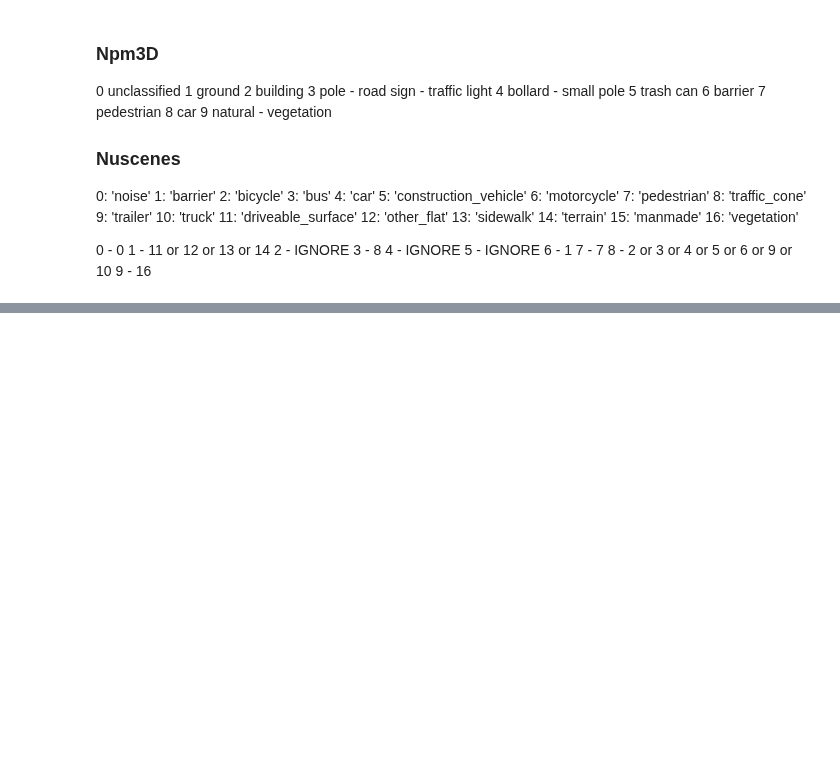
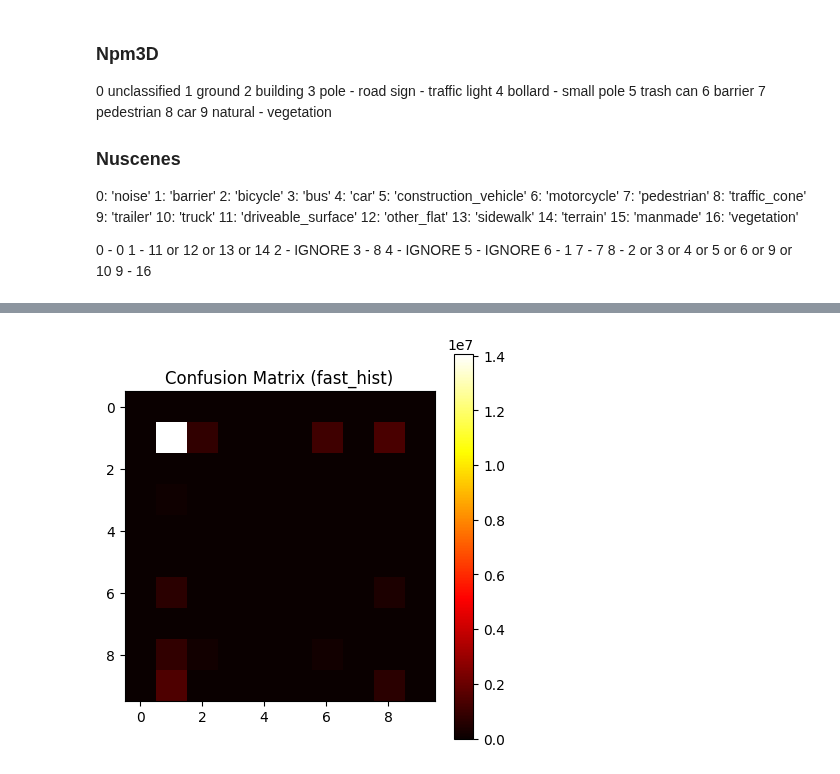
Before and after one commit to yiy054/HyperLiDAR, a Jupyter notebook: Test Waffleiron Model.ipynb, the cells around one changed output, grey strips where cells are left out. Drawn from its saved outputs; the diff is of its cells as text; code cells hidden in the pictures; blank space fills up the shorter version.

```diff
--- a/Test Waffleiron Model.ipynb
+++ b/Test Waffleiron Model.ipynb
@@ -345,6 +345,7 @@ class PCDataset(Dataset):
         x = plydata["vertex"].data["x"].astype(np.float32)
         y = plydata["vertex"].data["y"].astype(np.float32)
         z = plydata["vertex"].data["z"].astype(np.float32)
+        z = z - 36
         reflectance = plydata["vertex"].data["reflectance"].astype(np.float32)
         #print(x.shape[0])
         feats = np.zeros((x.shape[0], 1))
@@ -487,11 +488,11 @@ def zero_pad(feat, neighbors_emb, cell_ind, Nmax):
 kwargs = {
         "rootdir": '/root/main/dataset/',
         "input_feat": ["xyz", "intensity"],
-        "voxel_size": 5,
-        "num_neighbors": 16,
+        "voxel_size": 0.2,
+        "num_neighbors": 32,
         "dim_proj": [2, 1, 0],
         "grids_shape": [[256, 256], [256, 32], [256, 32]],
-        "fov_xyz": [[-64, -64, 40], [64, 64, 60]], # Check here
+        "fov_xyz": [[-64, -64, -8], [64, 64, 8]], # Check here
     }
 
 train_dataset = PCDataset(
@@ -660,5 +670,5 @@ exclude_labels = torch.tensor([0, 2, 4, 5], device=torch.device('cuda'))
 
 where = ~torch.isin(labels, exclude_labels)
 confusion_matrix = fast_hist(
-    mapped_tensor[where], labels[where], nb_class
-)
+    mapped_tensor[where], labels[where], 10
+) # pred_label
@@ -666,0 +698,12 @@ AssertionError:
+# %%
+import matplotlib.pyplot as plt
+
+# Option 1: Use matplotlib to visualize the matrix as a heatmap
+plt.figure(figsize=(5, 5))
+plt.imshow(confusion_matrix.cpu(), cmap='hot', interpolation='nearest')
+plt.colorbar()  # Add color bar to interpret the values
+plt.title('Confusion Matrix (fast_hist)')
+plt.savefig('fast_hist_heatmap.png')  # Save the heatmap as an image
+plt.show()  # Display the heatmap
+# %% [output]
+[figure, added]
```
Also changed, not shown: parts of 14 cells of this notebook.
